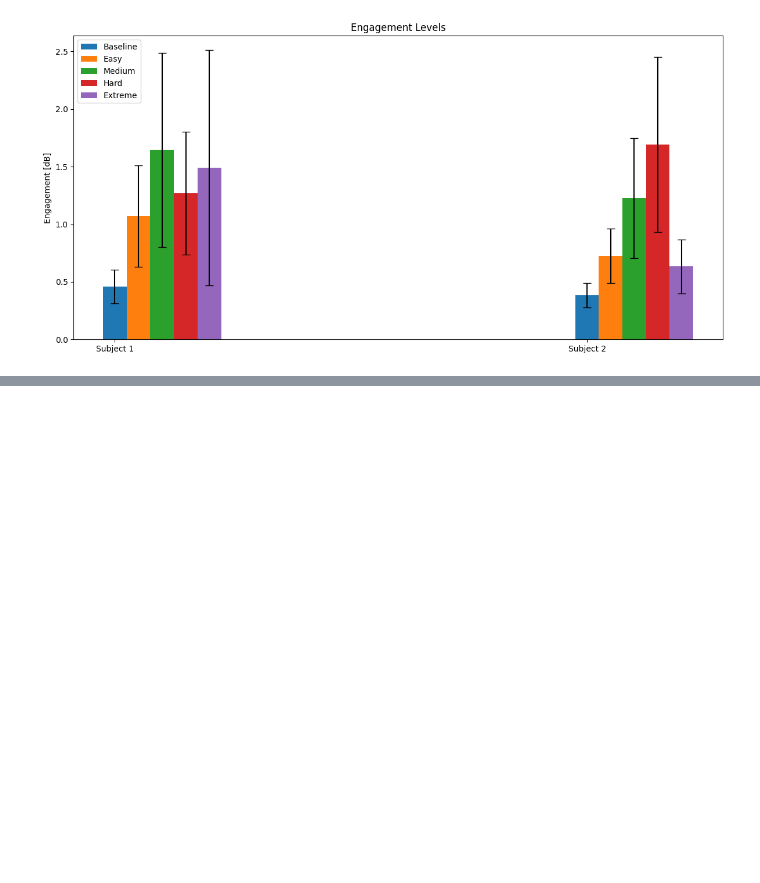
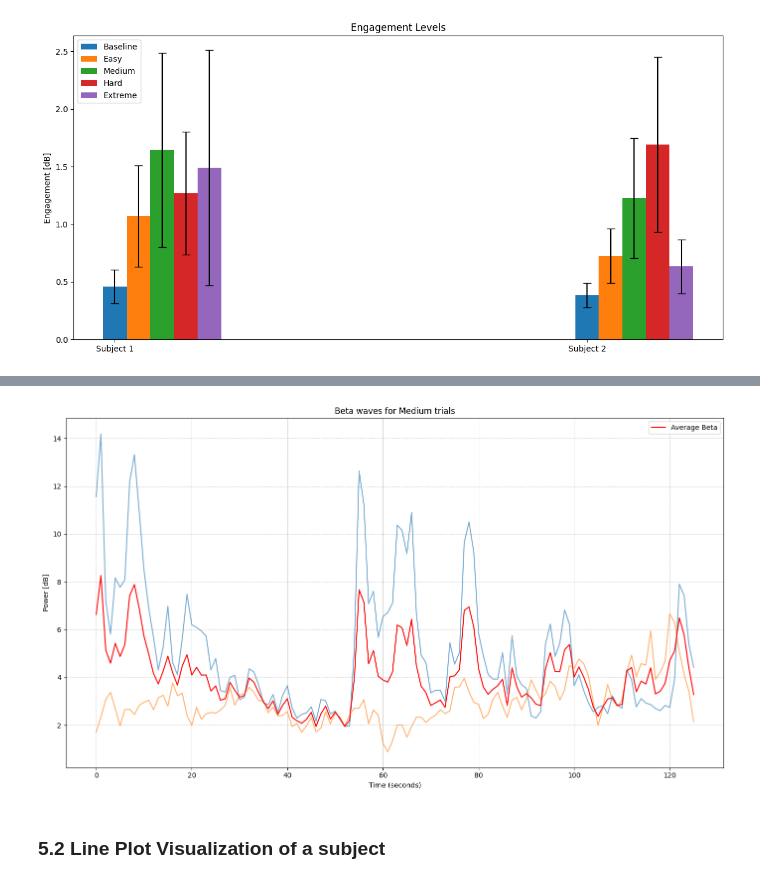
Before and after one commit to aaronjuma/EEGMario, a Jupyter notebook: Analysis/visualization.ipynb, the cells around one changed output, grey strips where cells are left out. Saved outputs shown, nothing was run; the diff lists cells and outputs as text; code cells hidden in the pictures; blank space fills up the shorter version.

```diff
--- a/Analysis/visualization.ipynb
+++ b/Analysis/visualization.ipynb
@@ -424,0 +456,6 @@ plot_engagement(baseline, easy, medium, hard, extreme)
+# %%
+lineplot_wave("Beta", "f", medium, "Medium")
+# %% [output]
+[figure, added]
+# %% [markdown]
+### 5.2 Line Plot Visualization of a subject
```
Also changed, not shown: parts of 9 cells of this notebook.
